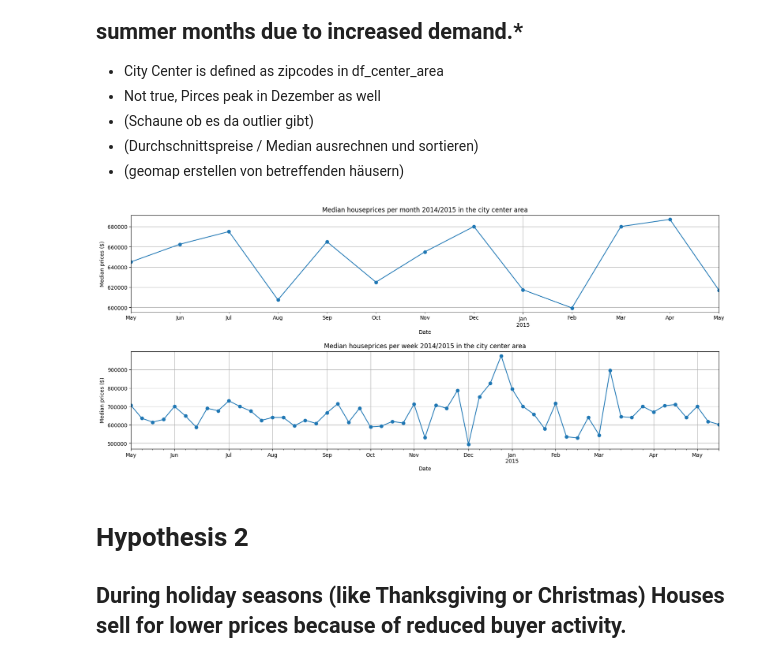
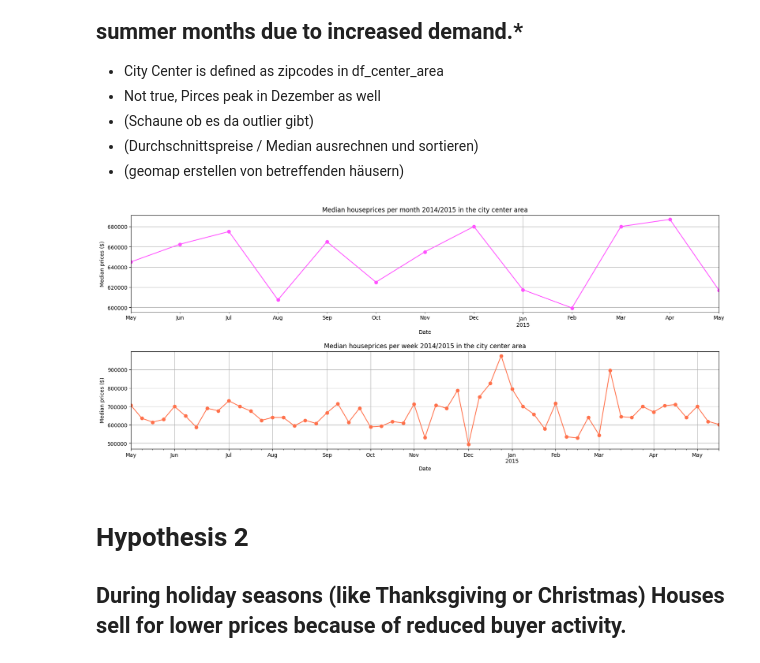
Before and after one commit to julialoeschel/eda-project-houses, a Jupyter notebook: EDA.ipynb, the cells around one changed output. Cells and saved outputs as stored; diff of their text form; code cells hidden in the pictures.

```diff
--- a/EDA.ipynb
+++ b/EDA.ipynb
@@ -319,36 +319,38 @@ df_center_area['date'] = pd.to_datetime(df['date'])
 # drop outlier, weil zu große Villa, verfälscht den Schnitt
 # df_center_area.drop(df_center_area[df_center_area['house_id'] == 6762700020].index, inplace=True)
 
 
 # find entries for a pecial day in a month
 # df_center_area[(df_center_area['date'].dt.month == 10) & (df_center_area['date'].dt.day == 13)].sort_values(by="date")
 
 
 fig, axes = plt.subplots(2,1, figsize=(20, 8))
 
 df_center_area.groupby(df['date'].dt.to_period('M'))['price'].median().plot(
     kind='line',
     marker='o',
     title='Median houseprices per month 2014/2015 in the city center area',
     xlabel='Date',
     ylabel='Median prices ($)',
     grid=True,
-    ax=axes[0]
+    color=colors["pink"],
+    ax=axes[0],
 )
 
 df_center_area.groupby(df['date'].dt.to_period('w'))['price'].median().plot(
     kind='line',
     marker='o',
     title='Median houseprices per week 2014/2015 in the city center area',
     xlabel='Date',
     ylabel='Median prices ($)',
     grid=True,
-    ax=axes[1]
+    color=colors["orange"],
+    ax=axes[1],
 )
 
 plt.subplots_adjust(hspace=0.4, wspace=0.3)
 # %% [output]
-[figure, old version]
+[figure, new version]
 # %% [markdown]
 # Hypothesis 2
 ## During holiday seasons (like Thanksgiving or Christmas) Houses sell for lower prices because of reduced buyer activity.
```
Also changed, not shown: parts of 7 cells of this notebook.
